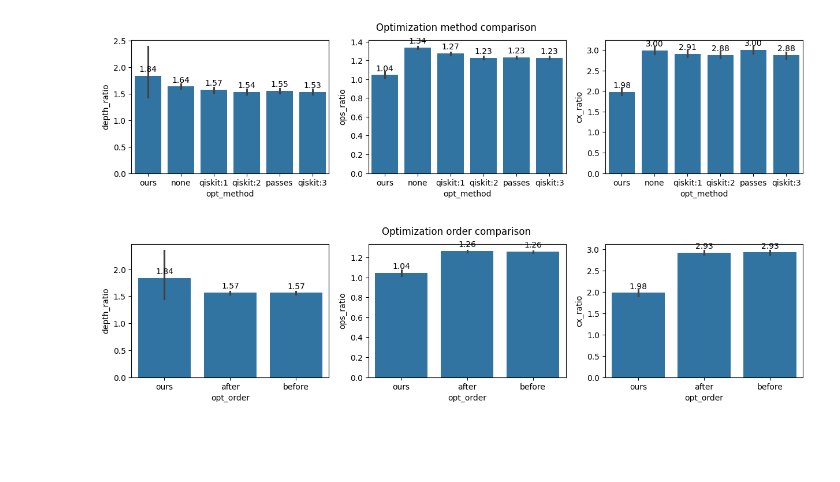
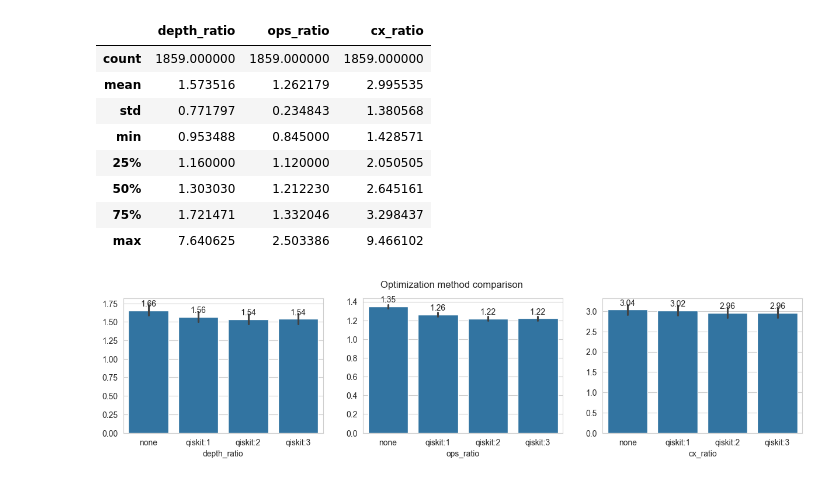
Before and after one commit to congfeng4/QuantumCompiler, a Jupyter notebook: run_baseline.ipynb, the cells around one changed output. Cells and saved outputs as stored; diff of their text form; code cells hidden in the pictures; blank space fills up the shorter version.

```diff
--- a/run_baseline.ipynb
+++ b/run_baseline.ipynb
@@ -55 +61,13 @@ df = pd.melt(
+# %%
+df_baseline.describe()
+# %% [output]
+|  | depth_ratio | ops_ratio | cx_ratio |
+| count | 1859.000000 | 1859.000000 | 1859.000000 |
+| mean | 1.573516 | 1.262179 | 2.995535 |
+| std | 0.771797 | 0.234843 | 1.380568 |
+| min | 0.953488 | 0.845000 | 1.428571 |
+| 25% | 1.160000 | 1.120000 | 2.050505 |
+| 50% | 1.303030 | 1.212230 | 2.645161 |
+| 75% | 1.721471 | 1.332046 | 3.298437 |
+| max | 7.640625 | 2.503386 | 9.466102 |
 # %%
@@ -64,11 +83,7 @@ def plot_bar_comparison(title, x):
         for container in ax.containers:
             ax.bar_label(container, fmt='%.2f', label_type='edge', padding=3)
 # %%
-plot_bar_comparison(title='Optimization method comparison', x='opt_method')
+plot_bar_comparison(df_baseline, title='Optimization method comparison', x='opt_method')
 # %% [output]
-[figure, old version]
+[figure, new version]
-# %%
-plot_bar_comparison(title='Optimization order comparison', x='opt_order')
-# %% [output]
-[figure, removed]
 # %%
```
Also changed, not shown: parts of 8 cells of this notebook, 5 other files.
